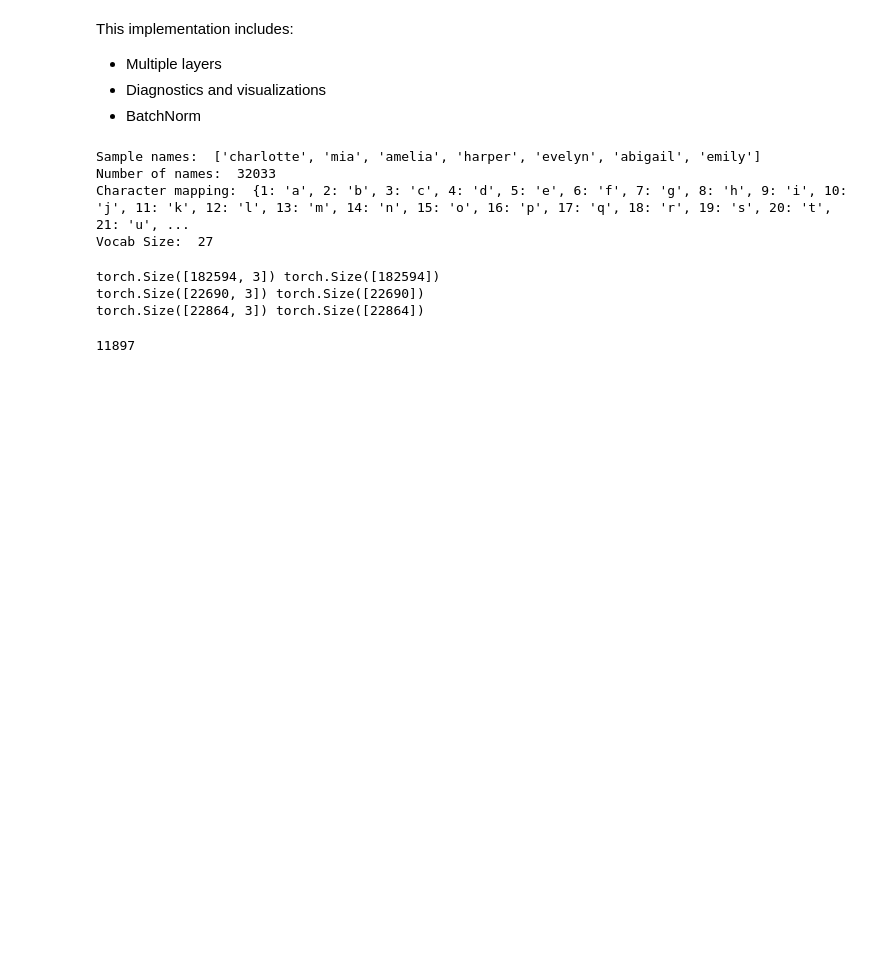
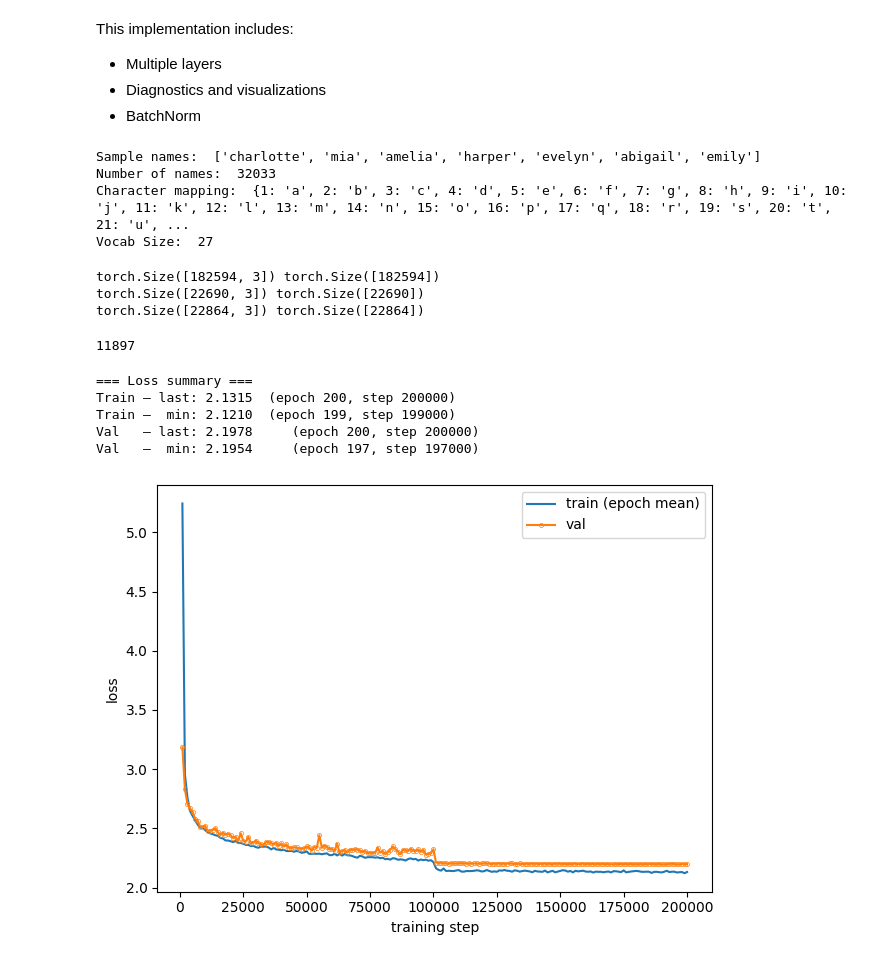
Before and after one commit to jcentner/makemore-repro, a Jupyter notebook: 02_MLP2.ipynb, the cells around one changed output. Cells and saved outputs as stored; diff of their text form; code cells hidden in the pictures; blank space fills up the shorter version.

```diff
--- a/02_MLP2.ipynb
+++ b/02_MLP2.ipynb
@@ -81,0 +136,46 @@ for p in parameters:
+# %%
+# training
+
+epochs = 200
+steps_per_epoch = 1000
+learning_rate = 0.1
+
+for _ in range (epochs):
+    if _ == 100: learning_rate = 0.01 # learning rate decay
+    step_losses = train(steps_per_epoch, learning_rate, batch_size=64)
+    train_loss.extend(step_losses)
+    val_loss.append(evaluate(Xval, Yval))
+    val_steps.append(len(train_loss))
+# %%
+# showing training results
+
+epoch_steps = np.arange(1, epochs+1) * steps_per_epoch
+
+epoch_means = [
+    float(np.mean(train_loss[i*steps_per_epoch:(i+1)*steps_per_epoch]))
+    for i in range(epochs)
+]
+
+ti = int(np.argmin(epoch_means))   # index of min train loss (epoch-averaged)
+vi = int(np.argmin(val_loss))      # index of min val loss (per epoch)
+
+print("=== Loss summary ===")
+print(f"Train — last: {epoch_means[-1]:.4f}  (epoch {epochs}, step {int(epoch_steps[-1])})")
+print(f"Train —  min: {epoch_means[ti]:.4f}  (epoch {ti+1}, step {int(epoch_steps[ti])})")
+
+print(f"Val   — last: {val_loss[-1]:.4f}     (epoch {len(val_loss)}, step {int(val_steps[-1])})")
+print(f"Val   —  min: {val_loss[vi]:.4f}     (epoch {vi+1}, step {int(val_steps[vi])})")
+
+
+plt.figure()
+plt.plot(np.arange(1, epochs+1)*steps_per_epoch, epoch_means, label='train (epoch mean)')
+plt.plot(val_steps, val_loss,
+         marker='o', ms=3, mew=0.5, mfc='none', mec='auto', label='val')
+plt.xlabel('training step'); plt.ylabel('loss'); plt.legend(); plt.tight_layout()
+# %% [output]
+=== Loss summary ===
+Train — last: 2.1315  (epoch 200, step 200000)
+Train —  min: 2.1210  (epoch 199, step 199000)
+Val   — last: 2.1978     (epoch 200, step 200000)
+Val   —  min: 2.1954     (epoch 197, step 197000)
+[figure, added]
```
Also changed, not shown: parts of 3 cells of this notebook.
